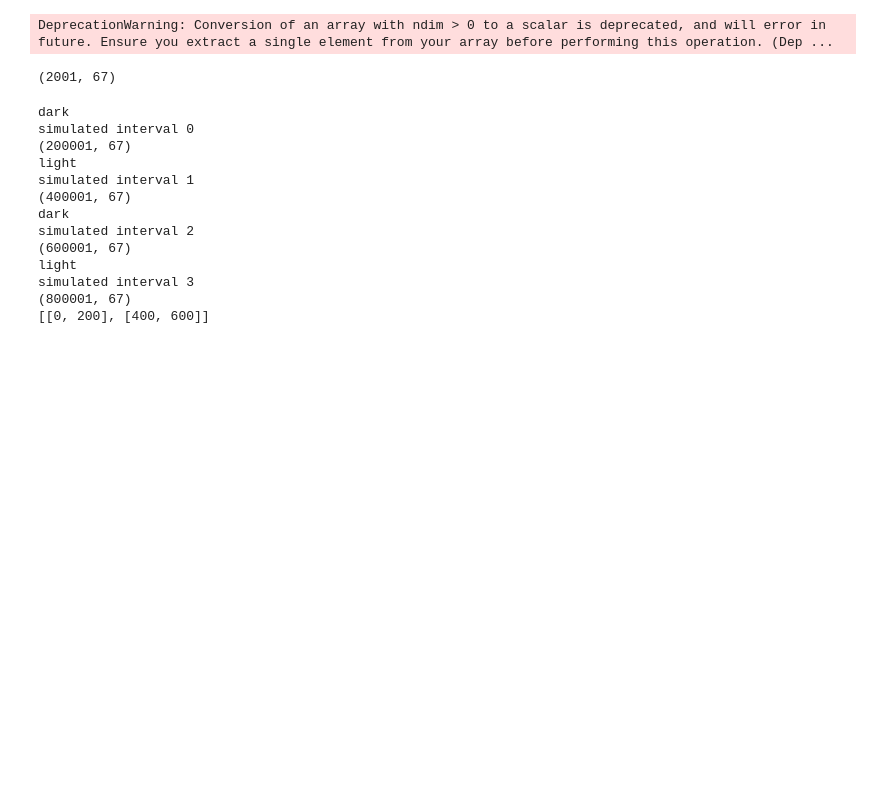
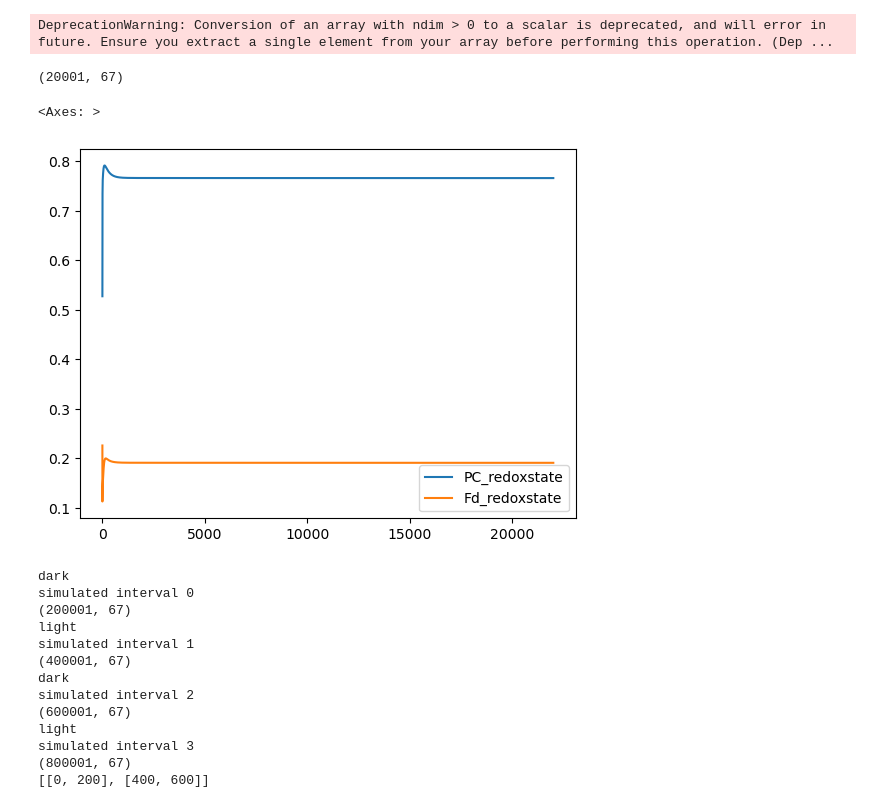
Before and after one commit to A-Potthoff/QTB_modeling, a Jupyter notebook: analyses/investigate_PS1_behaviour.ipynb, the cells around one changed output. Saved outputs shown, nothing was run; the diff lists cells and outputs as text; code cells hidden in the pictures; blank space fills up the shorter version.

Commit message:
exec: invest. Fd and PC redoxstate

```diff
--- a/analyses/investigate_PS1_behaviour.ipynb
+++ b/analyses/investigate_PS1_behaviour.ipynb
@@ -89,20 +89,25 @@ s.initialise(y0)
 # %% [output]
 DeprecationWarning: Conversion of an array with ndim > 0 to a scalar is deprecated, and will error in future. Ensure you extract a single element from your array before performing this operation. (Dep ...
 # %%
-interval_length = 200
+interval_length = 2000
 steps_per_second = 10
 pfd_light = 1000
-pfd_dark = 40
+pfd_dark = 30
 
 steps = steps_per_second * interval_length
 
-s.update_parameter("pfd", pfd_light)
+s.update_parameter("pfd", pfd_dark)
 
 s.simulate(t_end = (10+1) * interval_length, steps = steps)
 
 print(s.get_full_results_df().shape)
 # %% [output]
-(2001, 67)
+(20001, 67)
+# %%
+s.get_full_results_df().loc[:,("PC_redoxstate", "Fd_redoxstate")].plot()
+# %% [output]
+<Axes: >
+[figure, added]
 # %%
 s.initialise(y0)
 
```
